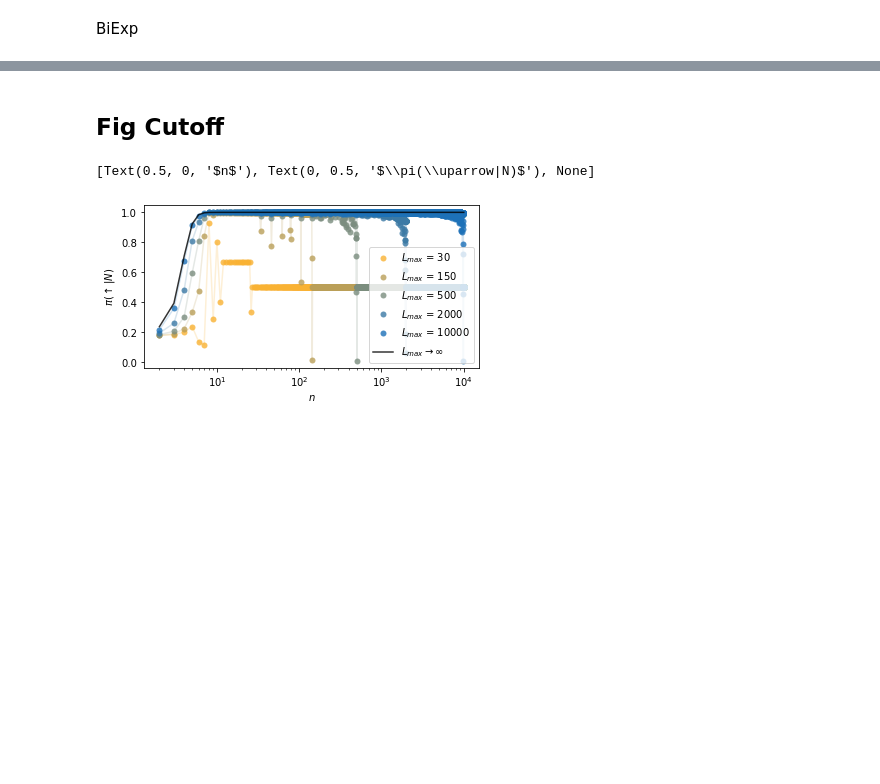
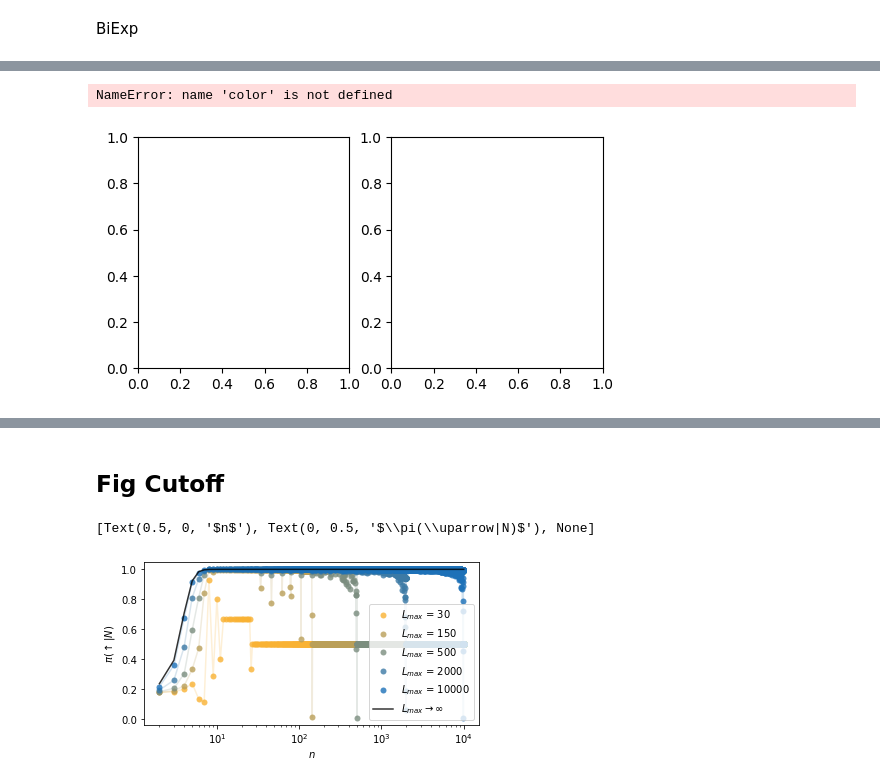
Before and after one commit to gorkamunoz/rl_opts, a Jupyter notebook: nbs/tutorials/tutorial_imitation.ipynb, the cells around one changed output, grey strips where cells are left out. Drawn from its saved outputs; the diff is of its cells as text; code cells hidden in the pictures; blank space fills up the shorter version.

```diff
--- a/nbs/tutorials/tutorial_imitation.ipynb
+++ b/nbs/tutorials/tutorial_imitation.ipynb
@@ -4,0 +17,19 @@ Power law
+# %%
+NUM_STATES = 100 # size of the state space
+EPOCHS = 100 # number of epochs
+NUM_STEPS = 1000 # number of learning steps per episode
+
+steps = pdf_discrete_sample(pdf_func = pdf_powerlaw,
+                            beta = 1,
+                            L_max = NUM_STATES,
+                            num_samples = (EPOCHS, NUM_STEPS))
+
+imitator = PS_imitation(num_states = NUM_STATES,
+                        eta = int(1e-7),
+                        gamma = 0)
+
+
+for e in tqdm(range(EPOCHS)):
+    imitator.reset()
+    for s in steps[e]:
+        imitator.update(length = s)
@@ -94,0 +100,26 @@ plt.setp(ax_bi, ylabel = '', xlabel = r'$n$', yticklabels = [], xscale = 'log');
+# %%
+fig, [ax_pw, ax_bi] = plt.subplots(1, 2, figsize = (6,3))
+
+############# Powerlaw #################
+for idx, (h, beta) in enumerate(zip(hmatrix_pw, betas)):
+    if idx == 0: label = 'Theory'
+    else: label = ''
+
+    theory = get_policy(n_max = NUM_STATES,
+                        func = pdf_powerlaw,
+                        beta = 1,)
+    ax_pw.plot(np.arange(2, NUM_STATES+1), theory[1:], c = color(idx))
+    ax_pw.plot(np.arange(2, NUM_STATES+2), h[0,:]/h.sum(0), 'o',
+               c = color(idx),  label = fr'$\beta$ = {beta}', alpha = 0.8, markeredgecolor='None', lw = 0.05)
+
+# plt.setp(ax_pw, xlim = (1.8, 30), ylim = (0.0, 1.01),
+#          xlabel =r'$l$', ylabel = r'$\pi_s(l)$',
+#          yticks = np.round(np.arange(0.2, 1.01, 0.2),1),
+#          yticklabels = np.round(np.arange(0.2, 1.01, 0.2),1).astype(str),
+#          xscale = 'log')
+
+ax_pw.plot(10, 10, label = 'Theory', c = 'k')
+ax_pw.legend(fontsize = font_legend)
+# %% [output]
+NameError: name 'color' is not defined
+[figure, added]
```
Also changed, not shown: parts of 9 cells of this notebook, 13 other files.
